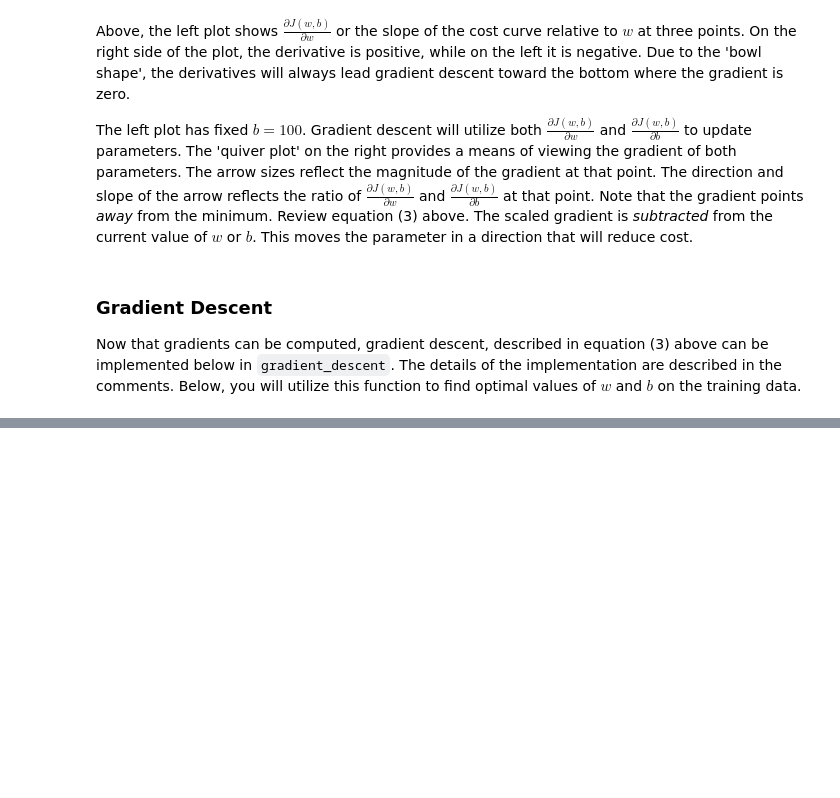
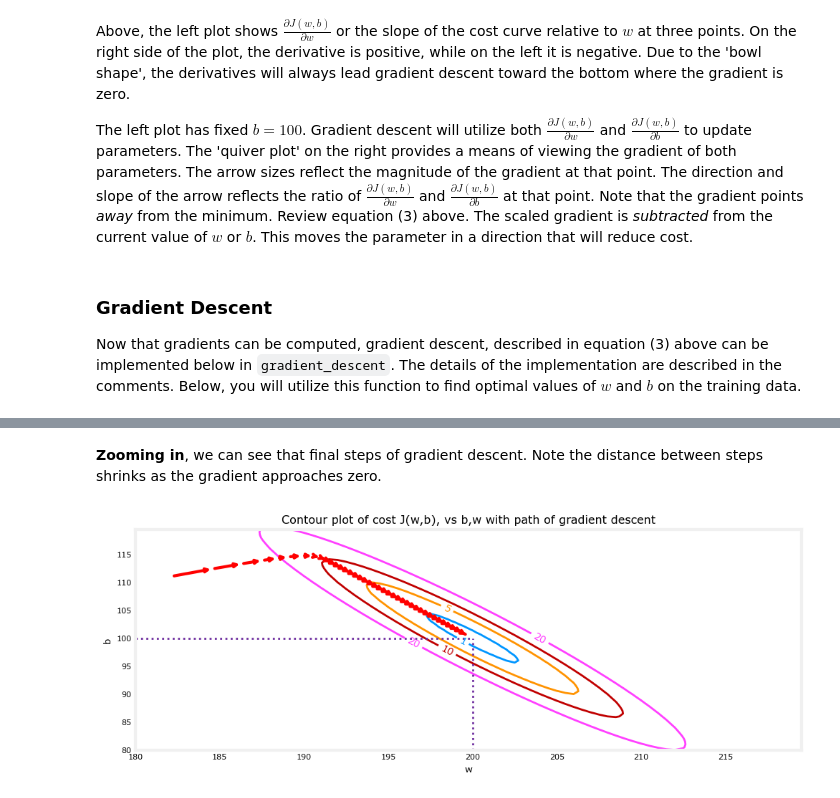
Before and after one commit to blacksheeprobotics/ml-coursera-gradient-descent-linear-regression, a Jupyter notebook: gradient-descent-linear-regression.ipynb, the cells around one changed output, grey strips where cells are left out. Drawn from its saved outputs; the diff is of its cells as text; code cells hidden in the pictures; blank space fills up the shorter version.

```diff
--- a/gradient-descent-linear-regression.ipynb
+++ b/gradient-descent-linear-regression.ipynb
@@ -107,0 +217,8 @@ Now that gradients can be computed,  gradient descent, described in equation (3)
+# %% [markdown]
+**Zooming in**, we can see that final steps of gradient descent. Note the distance between steps shrinks as the gradient approaches zero.
+# %%
+fig, ax = plt.subplots(1,1, figsize=(12, 4))
+plt_contour_wgrad(x_train, y_train, p_hist, ax, w_range=[180, 220, 0.5], b_range=[80, 120, 0.5],
+            contours=[1,5,10,20],resolution=0.5)
+# %% [output]
+[figure, added]
```
Also changed, not shown: parts of 14 cells of this notebook.
